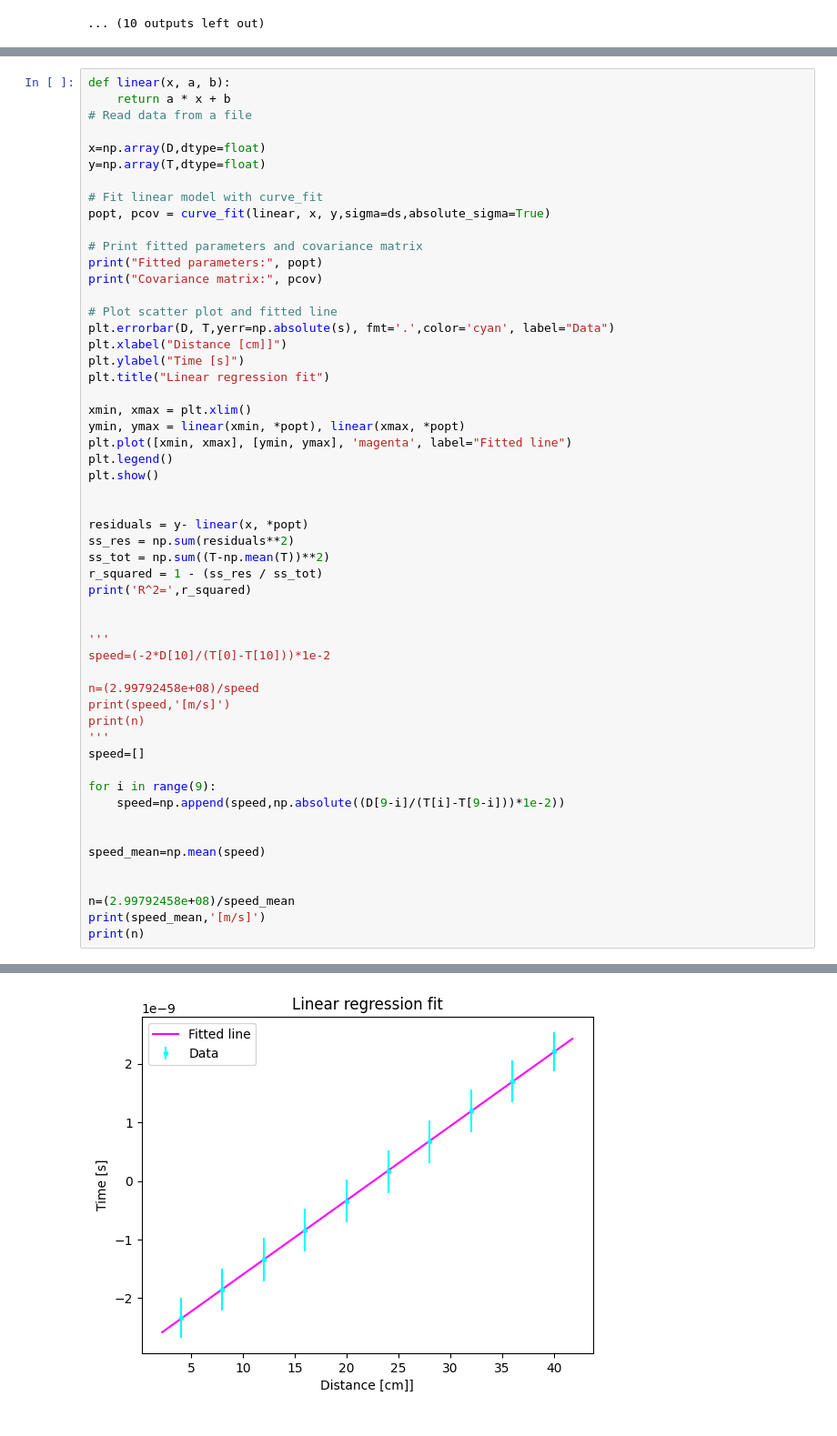
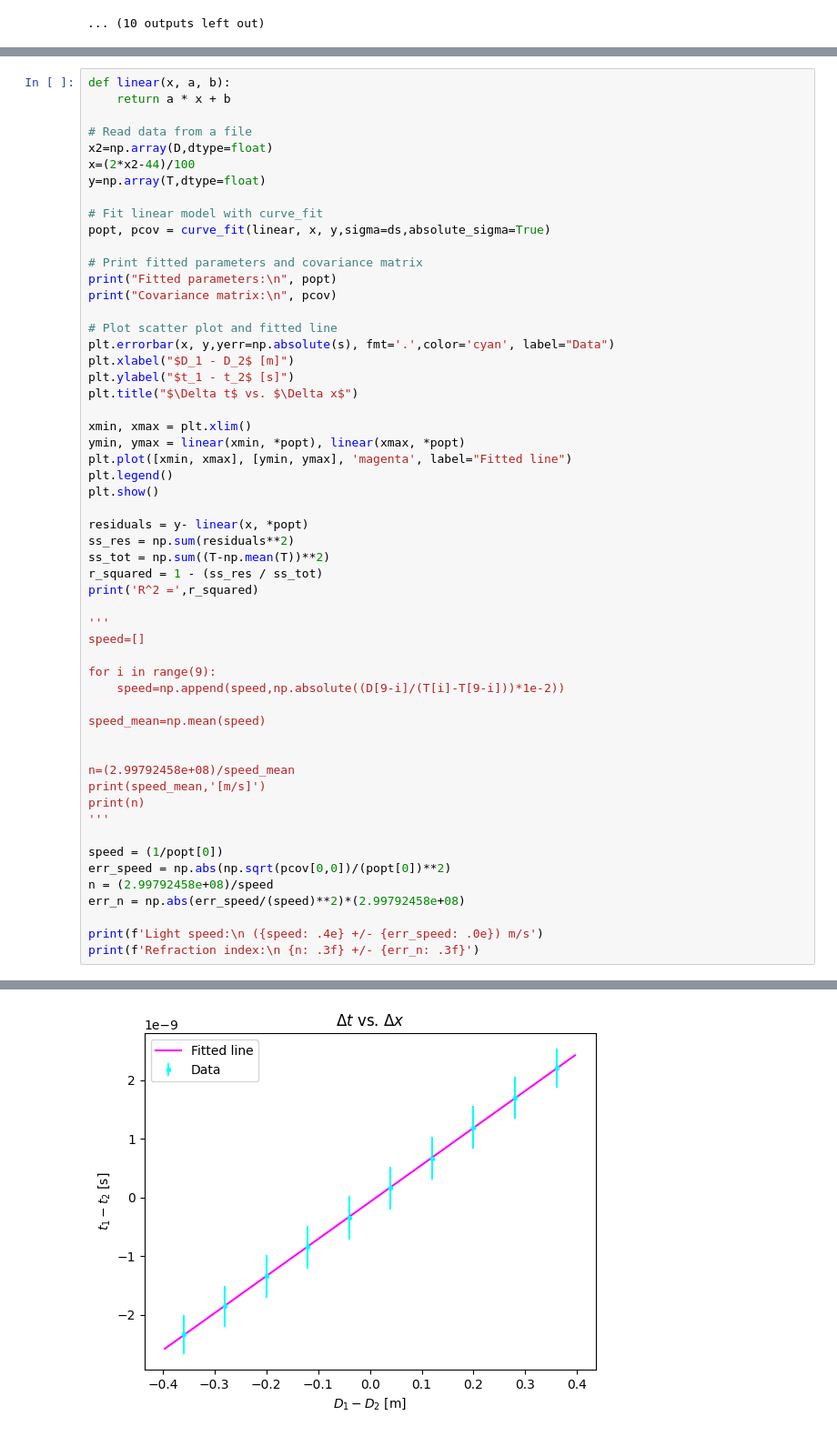
Before and after one commit to francescouni0/FisMedLab, a Jupyter notebook: Plastici/Scintillatori.ipynb, the cells around one changed output, grey strips where cells are left out. Shown at 91% size. Saved outputs shown, nothing was run; the diff lists cells and outputs as text.

```diff
--- a/Plastici/Scintillatori.ipynb
+++ b/Plastici/Scintillatori.ipynb
@@ -1315,23 +1362,24 @@ Chisquare reduced: 1.0215770602813796
 # %%
 def linear(x, a, b):
     return a * x + b
+
 # Read data from a file
-
-x=np.array(D,dtype=float)
+x2=np.array(D,dtype=float)
+x=(2*x2-44)/100
 y=np.array(T,dtype=float)
 
 # Fit linear model with curve_fit
 popt, pcov = curve_fit(linear, x, y,sigma=ds,absolute_sigma=True)
 
 # Print fitted parameters and covariance matrix
-print("Fitted parameters:", popt)
-print("Covariance matrix:", pcov)
+print("Fitted parameters:\n", popt)
+print("Covariance matrix:\n", pcov)
 
 # Plot scatter plot and fitted line
-plt.errorbar(D, T,yerr=np.absolute(s), fmt='.',color='cyan', label="Data")
-plt.xlabel("Distance [cm]]")
-plt.ylabel("Time [s]")
-plt.title("Linear regression fit")
+plt.errorbar(x, y,yerr=np.absolute(s), fmt='.',color='cyan', label="Data")
+plt.xlabel("$D_1 - D_2$ [m]")
+plt.ylabel("$t_1 - t_2$ [s]")
+plt.title("$\Delta t$ vs. $\Delta x$")
 
 xmin, xmax = plt.xlim()
 ymin, ymax = linear(xmin, *popt), linear(xmax, *popt)
@@ -1339,26 +1387,17 @@ plt.plot([xmin, xmax], [ymin, ymax], 'magenta', label="Fitted line")
 plt.legend()
 plt.show()
 
-
 residuals = y- linear(x, *popt)
 ss_res = np.sum(residuals**2)
 ss_tot = np.sum((T-np.mean(T))**2)
 r_squared = 1 - (ss_res / ss_tot)
-print('R^2=',r_squared)
+print('R^2 =',r_squared)
 
-
-'''
-speed=(-2*D[10]/(T[0]-T[10]))*1e-2
-
-n=(2.99792458e+08)/speed
-print(speed,'[m/s]')
-print(n)
 '''
 speed=[]
 
 for i in range(9):
     speed=np.append(speed,np.absolute((D[9-i]/(T[i]-T[9-i]))*1e-2))
-
 
 speed_mean=np.mean(speed)
 
@@ -1366,4 +1405,13 @@ speed_mean=np.mean(speed)
 n=(2.99792458e+08)/speed_mean
 print(speed_mean,'[m/s]')
 print(n)
+'''
+
+speed = (1/popt[0])
+err_speed = np.abs(np.sqrt(pcov[0,0])/(popt[0])**2)
+n = (2.99792458e+08)/speed
+err_n = np.abs(err_speed/(speed)**2)*(2.99792458e+08)
+
+print(f'Light speed:\n ({speed: .4e} +/- {err_speed: .0e}) m/s')
+print(f'Refraction index:\n {n: .3f} +/- {err_n: .3f}')
 # %% [output]
@@ -1373 +1423 @@ Covariance matrix: [[ 1.31534772e-26 -2.87043259e-25]
-[figure, old version]
+[figure, new version]
```
Also changed, not shown: parts of 9 cells of this notebook.
